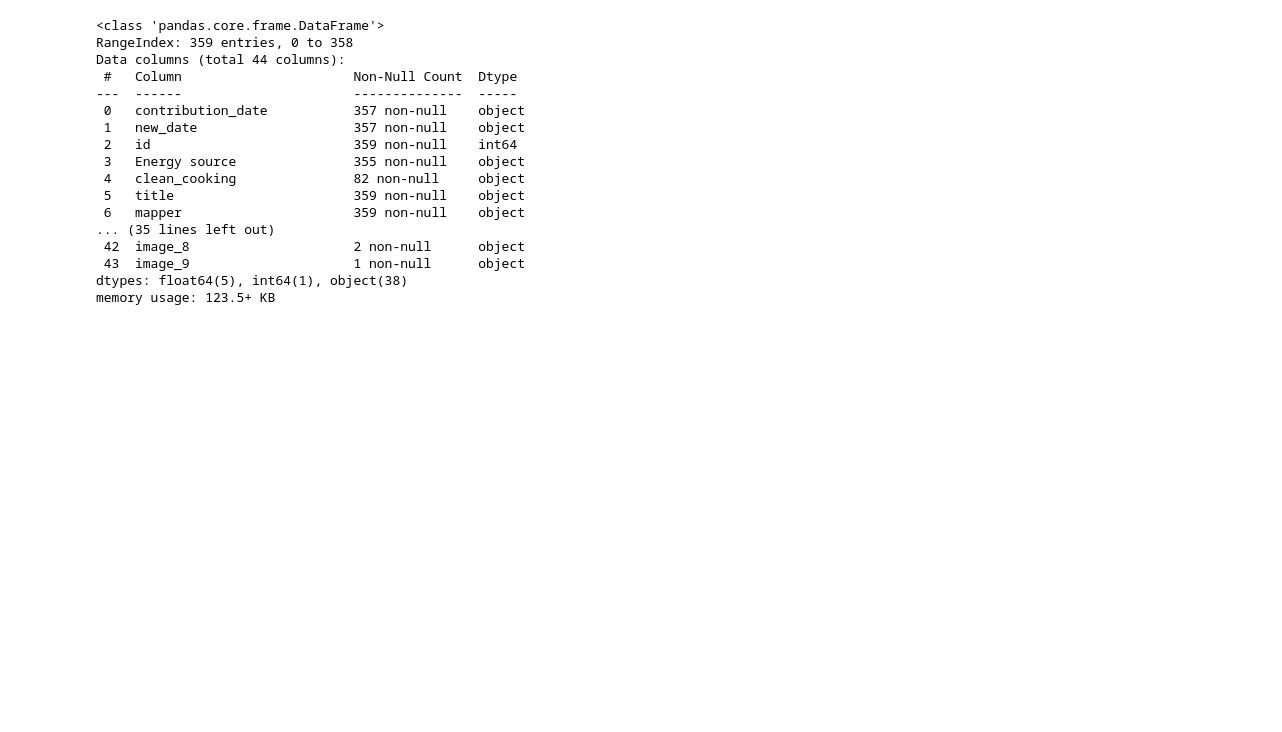
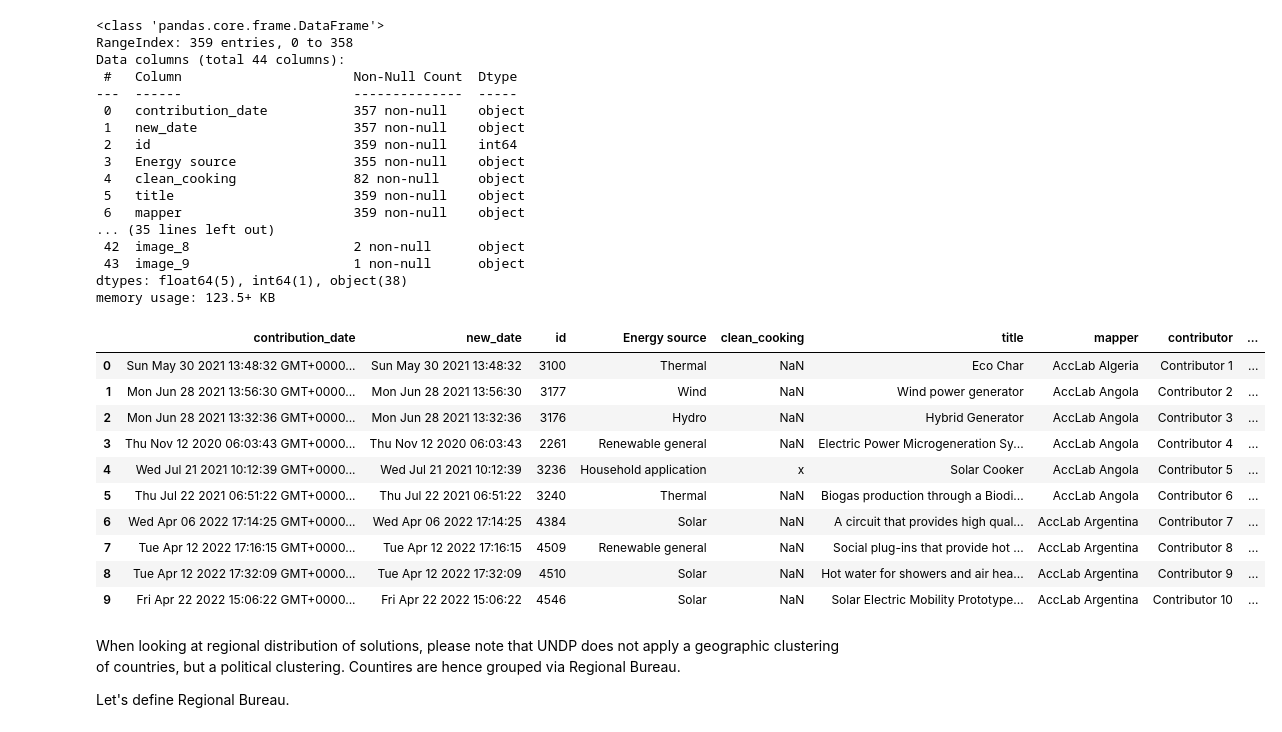
Before and after one commit to temajozias/UNDP-Accelerator-Labs-Network, a Jupyter notebook: Untitled.ipynb, the cells around one changed output. Cells and saved outputs as stored; diff of their text form; code cells hidden in the pictures; blank space fills up the shorter version.

```diff
--- a/Untitled.ipynb
+++ b/Untitled.ipynb
@@ -124,3 +124,21 @@ Data columns (total 44 columns):
  43  image_9                     1 non-null      object
 dtypes: float64(5), int64(1), object(38)
 memory usage: 123.5+ KB
+# %%
+df.head(10)
+# %% [output]
+|  | contribution_date | new_date | id | Energy source | clean_cooking | title | mapper | contributor | ... |
+| 0 | Sun May 30 2021 13:48:32 GMT+0000... | Sun May 30 2021 13:48:32 | 3100 | Thermal | NaN | Eco Char | AccLab Algeria | Contributor 1 | ... |
+| 1 | Mon Jun 28 2021 13:56:30 GMT+0000... | Mon Jun 28 2021 13:56:30 | 3177 | Wind | NaN | Wind power generator | AccLab Angola | Contributor 2 | ... |
+| 2 | Mon Jun 28 2021 13:32:36 GMT+0000... | Mon Jun 28 2021 13:32:36 | 3176 | Hydro | NaN | Hybrid Generator | AccLab Angola | Contributor 3 | ... |
+| 3 | Thu Nov 12 2020 06:03:43 GMT+0000... | Thu Nov 12 2020 06:03:43 | 2261 | Renewable general | NaN | Electric Power Microgeneration Sy... | AccLab Angola | Contributor 4 | ... |
+| 4 | Wed Jul 21 2021 10:12:39 GMT+0000... | Wed Jul 21 2021 10:12:39 | 3236 | Household application | x | Solar Cooker | AccLab Angola | Contributor 5 | ... |
+| 5 | Thu Jul 22 2021 06:51:22 GMT+0000... | Thu Jul 22 2021 06:51:22 | 3240 | Thermal | NaN | Biogas production through a Biodi... | AccLab Angola | Contributor 6 | ... |
+| 6 | Wed Apr 06 2022 17:14:25 GMT+0000... | Wed Apr 06 2022 17:14:25 | 4384 | Solar | NaN | A circuit that provides high qual... | AccLab Argentina | Contributor 7 | ... |
+| 7 | Tue Apr 12 2022 17:16:15 GMT+0000... | Tue Apr 12 2022 17:16:15 | 4509 | Renewable general | NaN | Social plug-ins that provide hot ... | AccLab Argentina | Contributor 8 | ... |
+| 8 | Tue Apr 12 2022 17:32:09 GMT+0000... | Tue Apr 12 2022 17:32:09 | 4510 | Solar | NaN | Hot water for showers and air hea... | AccLab Argentina | Contributor 9 | ... |
+| 9 | Fri Apr 22 2022 15:06:22 GMT+0000... | Fri Apr 22 2022 15:06:22 | 4546 | Solar | NaN | Solar Electric Mobility Prototype... | AccLab Argentina | Contributor 10 | ... |
+# %% [markdown]
+When looking at regional distribution of solutions, please note that UNDP does not apply a geographic clustering of countries, but a political clustering. Countires are hence grouped via Regional Bureau.
+
+Let's define Regional Bureau.
```
Also changed, not shown: parts of 9 cells of this notebook.
